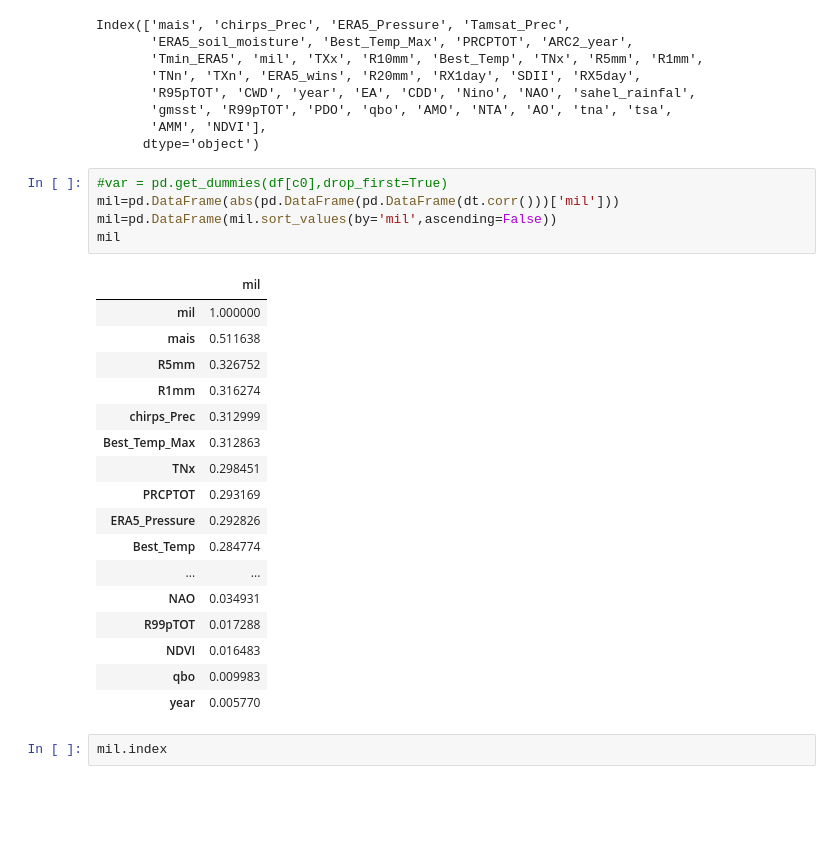
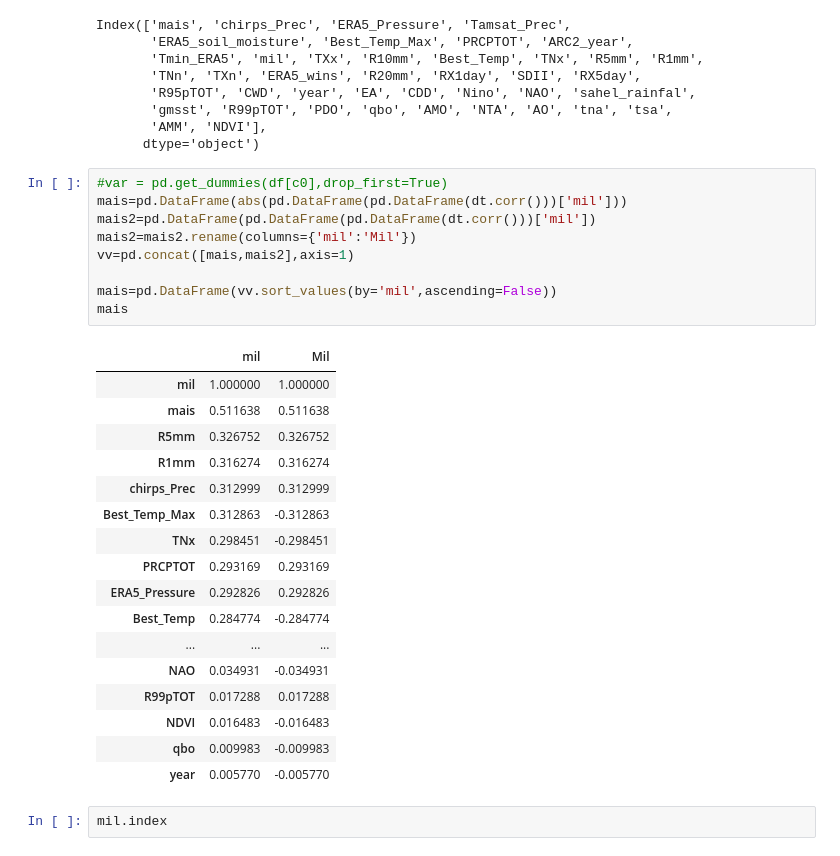
Before and after one commit to wamanagba/Crop_yield, a Jupyter notebook: python/dern/Mil_mais_National_02.ipynb, the cells around one changed output. Drawn from its saved outputs; the diff is of its cells as text; blank space fills up the shorter version.

```diff
--- a/python/dern/Mil_mais_National_02.ipynb
+++ b/python/dern/Mil_mais_National_02.ipynb
@@ -96,27 +100,31 @@ Index(['mais', 'chirps_Prec', 'ERA5_Pressure', 'Tamsat_Prec',
       dtype='object')
 # %%
 #var = pd.get_dummies(df[c0],drop_first=True)
-mil=pd.DataFrame(abs(pd.DataFrame(pd.DataFrame(dt.corr()))['mil']))
-mil=pd.DataFrame(mil.sort_values(by='mil',ascending=False))
-mil
+mais=pd.DataFrame(abs(pd.DataFrame(pd.DataFrame(dt.corr()))['mil']))
+mais2=pd.DataFrame(pd.DataFrame(pd.DataFrame(dt.corr()))['mil'])
+mais2=mais2.rename(columns={'mil':'Mil'})
+vv=pd.concat([mais,mais2],axis=1)
+
+mais=pd.DataFrame(vv.sort_values(by='mil',ascending=False))
+mais
 # %% [output]
-|  | mil |
-| mil | 1.000000 |
-| mais | 0.511638 |
-| R5mm | 0.326752 |
-| R1mm | 0.316274 |
-| chirps_Prec | 0.312999 |
-| Best_Temp_Max | 0.312863 |
-| TNx | 0.298451 |
-| PRCPTOT | 0.293169 |
-| ERA5_Pressure | 0.292826 |
-| Best_Temp | 0.284774 |
-| ... | ... |
-| NAO | 0.034931 |
-| R99pTOT | 0.017288 |
-| NDVI | 0.016483 |
-| qbo | 0.009983 |
-| year | 0.005770 |
+|  | mil | Mil |
+| mil | 1.000000 | 1.000000 |
+| mais | 0.511638 | 0.511638 |
+| R5mm | 0.326752 | 0.326752 |
+| R1mm | 0.316274 | 0.316274 |
+| chirps_Prec | 0.312999 | 0.312999 |
+| Best_Temp_Max | 0.312863 | -0.312863 |
+| TNx | 0.298451 | -0.298451 |
+| PRCPTOT | 0.293169 | 0.293169 |
+| ERA5_Pressure | 0.292826 | 0.292826 |
+| Best_Temp | 0.284774 | -0.284774 |
+| ... | ... | ... |
+| NAO | 0.034931 | -0.034931 |
+| R99pTOT | 0.017288 | 0.017288 |
+| NDVI | 0.016483 | -0.016483 |
+| qbo | 0.009983 | -0.009983 |
+| year | 0.005770 | -0.005770 |
 # %%
 mil.index
 # %% [output]
```
Also changed, not shown: parts of 12 cells of this notebook, 14 other files.
